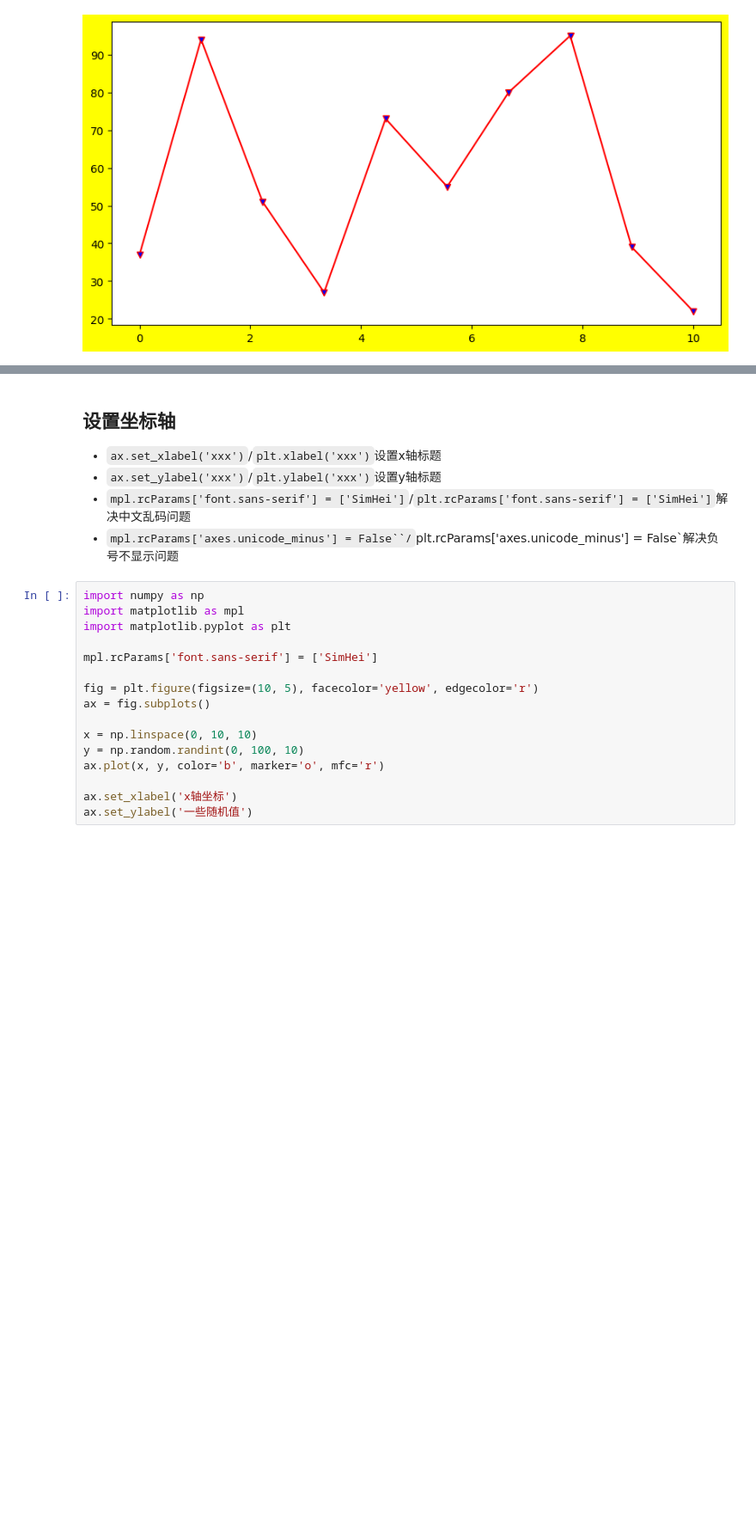
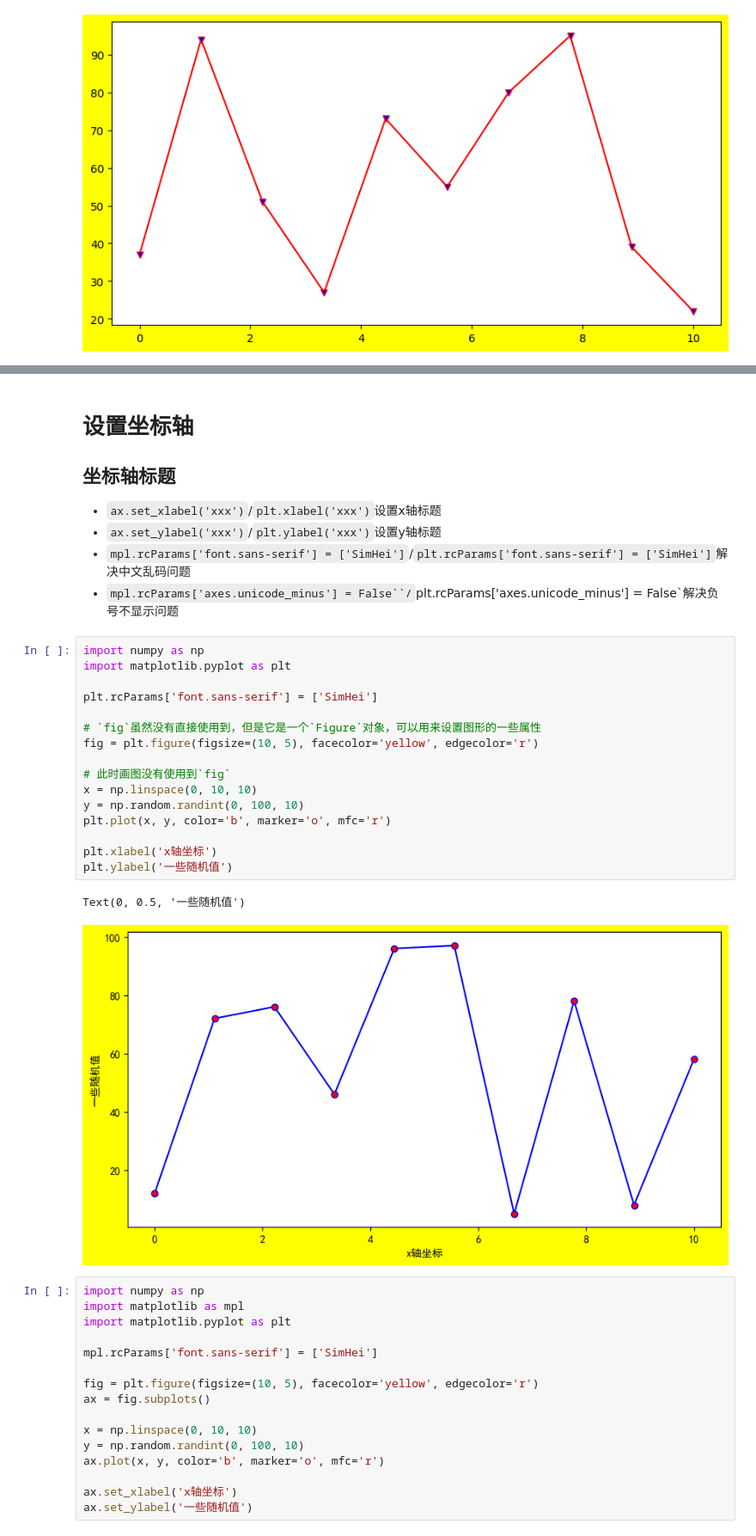
Before and after one commit to tcfh2016/knowledge-map, a Jupyter notebook: Techs/data-science/visualization/matplotlib/pyplot/matplotlib_pyplot.ipynb, the cells around one changed output, grey strips where cells are left out. Shown at 86% size. Cells and saved outputs as stored; diff of their text form; blank space fills up the shorter version.

```diff
--- a/Techs/data-science/visualization/matplotlib/pyplot/matplotlib_pyplot.ipynb
+++ b/Techs/data-science/visualization/matplotlib/pyplot/matplotlib_pyplot.ipynb
@@ -61,10 +98,31 @@ ax.plot(x, y, color='r', marker='v', mfc='b')
 # %% [markdown]
-## 设置坐标轴
+# 设置坐标轴
+
+## 坐标轴标题
 
 - `ax.set_xlabel('xxx')`/`plt.xlabel('xxx')`设置x轴标题
 - `ax.set_ylabel('xxx')`/`plt.ylabel('xxx')`设置y轴标题
 - `mpl.rcParams['font.sans-serif'] = ['SimHei']`/`plt.rcParams['font.sans-serif'] = ['SimHei']`解决中文乱码问题
 - `mpl.rcParams['axes.unicode_minus'] = False``/`plt.rcParams['axes.unicode_minus'] = False`解决负号不显示问题
+# %%
+import numpy as np
+import matplotlib.pyplot as plt
+
+plt.rcParams['font.sans-serif'] = ['SimHei']
+
+# `fig`虽然没有直接使用到，但是它是一个`Figure`对象，可以用来设置图形的一些属性
+fig = plt.figure(figsize=(10, 5), facecolor='yellow', edgecolor='r')
+
+# 此时画图没有使用到`fig`
+x = np.linspace(0, 10, 10)
+y = np.random.randint(0, 100, 10)
+plt.plot(x, y, color='b', marker='o', mfc='r')
+
+plt.xlabel('x轴坐标')
+plt.ylabel('一些随机值')
+# %% [output]
+Text(0, 0.5, '一些随机值')
+[figure, added]
 # %%
 import numpy as np
 import matplotlib as mpl
```
Also changed, not shown: parts of 13 cells of this notebook, 8 other files.
